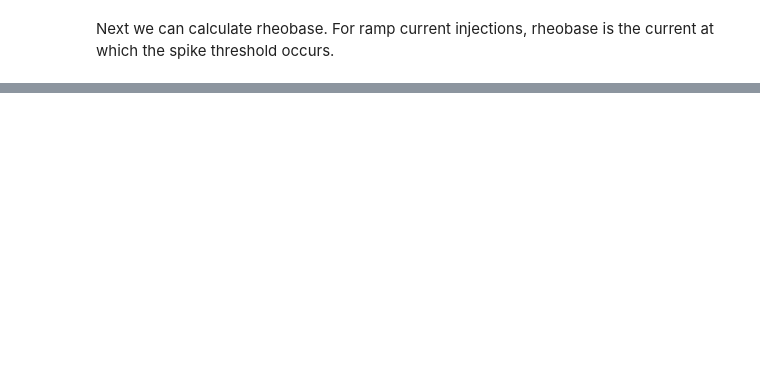
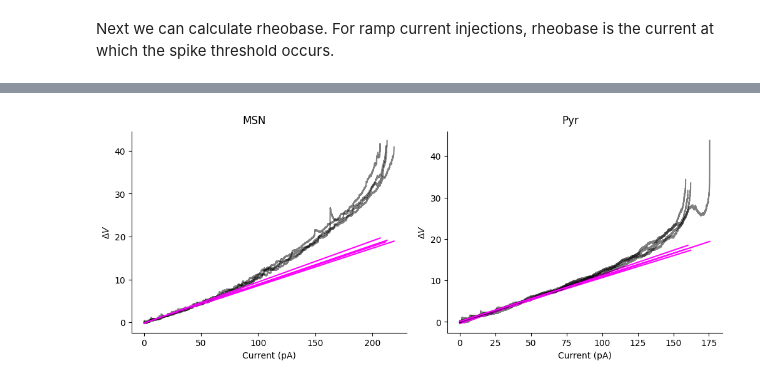
Before and after one commit to LarsHenrikNelson/PatchClampHandbook, a Jupyter notebook: nb/cc_ramp_pt1.ipynb, the cells around one changed output, grey strips where cells are left out. Cells and saved outputs as stored; diff of their text form; code cells hidden in the pictures; blank space fills up the shorter version.

Commit message:
Added the current clamp ramp chapter to the book.

```diff
--- a/nb/cc_ramp_pt1.ipynb
+++ b/nb/cc_ramp_pt1.ipynb
@@ -174,0 +150,34 @@ We can see that the pyramidal cell's membrane resistance does not climb as much
+# %%
+reg_end = np.searchsorted(ramp, 50)
+for d in [msn_dict, pyr_dict]:
+    for value in d.values():
+        array = value["array"]
+        threshold = acq["threshold"]
+        temp = array - array[:3000].mean()
+        output = stats.linregress(ramp[start:reg_end], temp[start:reg_end])
+        value["slope"] = output.slope
+        value["intercept"] = output.intercept
+# %%
+fig = plt.figure(layout="constrained", figsize=(10, 4))
+subfigs = fig.subfigures(1, 2)
+title = {0: "MSN", 1: "Pyr"}
+for index, cell_dict in enumerate([msn_dict, pyr_dict]):
+    ax = subfigs[index].subplots(1, 1)
+    _ = subfigs[index].suptitle(title[index])
+    for acq in cell_dict.values():
+        threshold = acq["threshold"]
+        temp = acq["array"] - acq["array"][:3000].mean()
+        _ = ax.plot(
+            ramp[start:threshold], temp[start:threshold], color="black", alpha=0.5
+        )
+        _ = ax.plot(
+            ramp[start:threshold],
+            acq["slope"] * ramp[start:threshold] + acq["intercept"],
+            color="magenta",
+        )
+        _ = ax.set_xlabel("Current (pA)")
+        _ = ax.set_ylabel(r"$\Delta V$")
+        ax.spines["top"].set_visible(False)
+        ax.spines["right"].set_visible(False)
+# %% [output]
+[figure, added]
```
Also changed, not shown: parts of 19 cells of this notebook, 2 other files.
